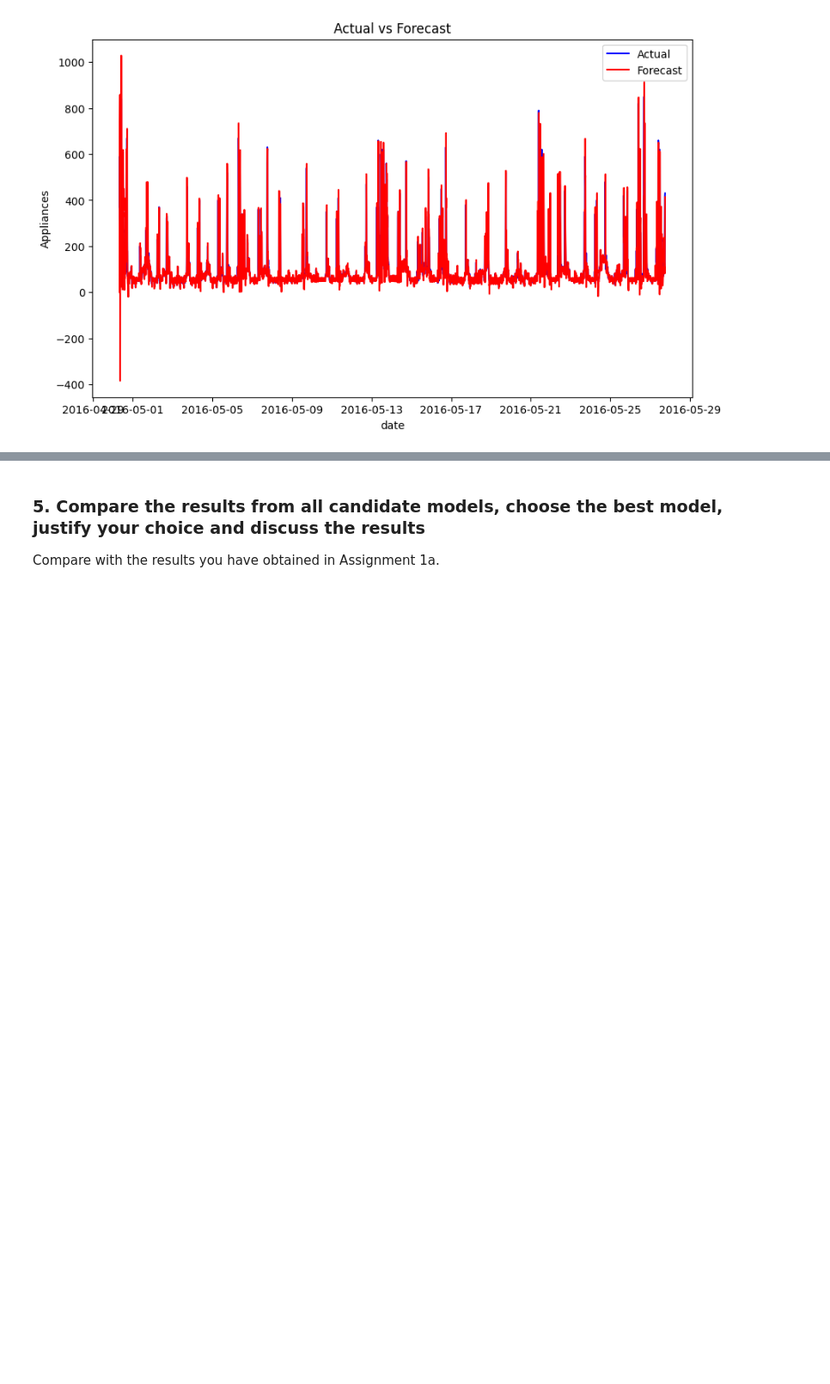
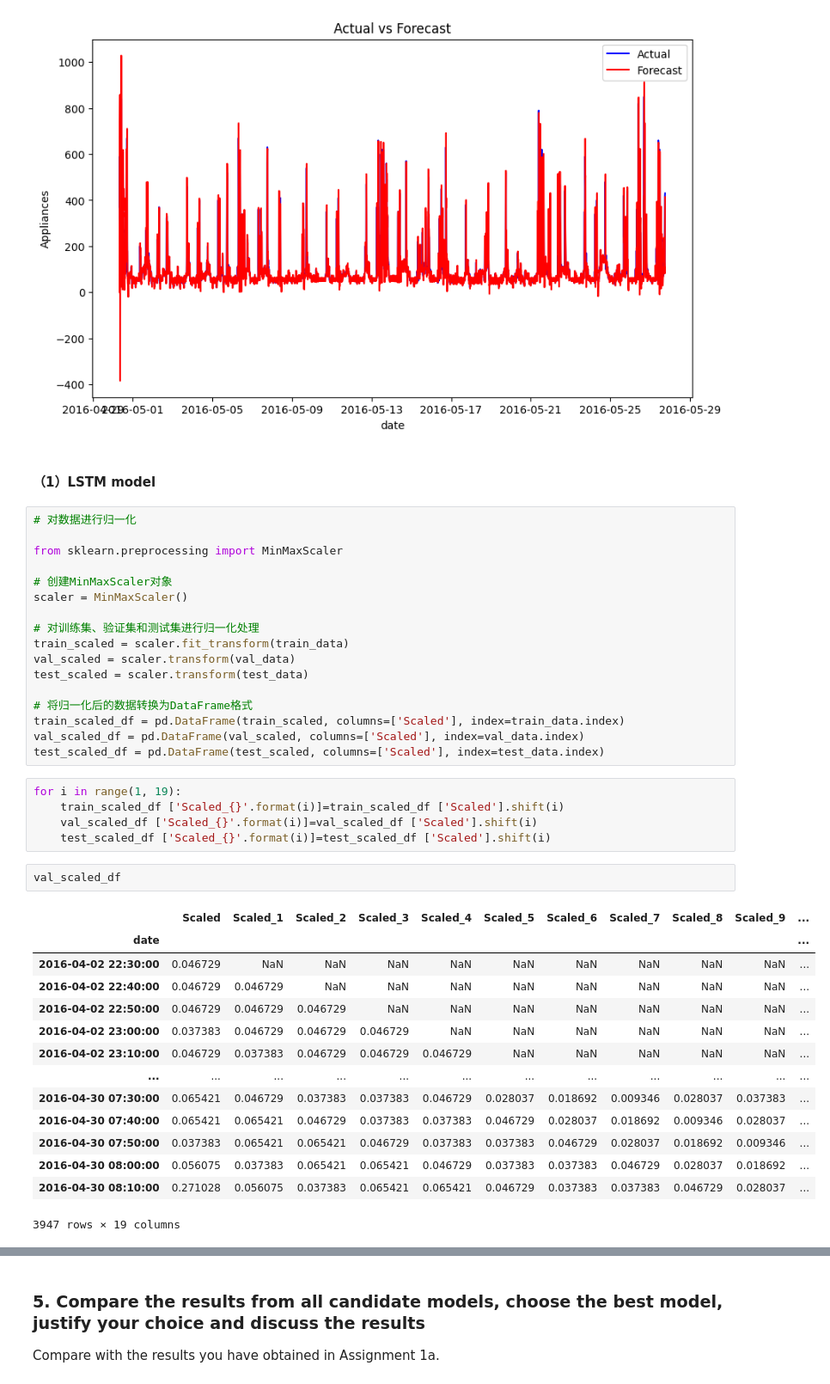
Before and after one commit to yuqingc31/MiningBigData, a Jupyter notebook: assignment2/a1841612_yuqingchen_assign1b.ipynb, the cells around one changed output, grey strips where cells are left out. Shown at 86% size. Cells and saved outputs as stored; diff of their text form; blank space fills up the shorter version.

```diff
--- a/assignment2/a1841612_yuqingchen_assign1b.ipynb
+++ b/assignment2/a1841612_yuqingchen_assign1b.ipynb
@@ -258,3 +260,44 @@ plt.legend()
 plt.show()
 # %% [output]
 [figure]
+# %% [markdown]
+#### （1）LSTM model
+# %%
+# 对数据进行归一化
+
+from sklearn.preprocessing import MinMaxScaler
+
+# 创建MinMaxScaler对象
+scaler = MinMaxScaler()
+
+# 对训练集、验证集和测试集进行归一化处理
+train_scaled = scaler.fit_transform(train_data)
+val_scaled = scaler.transform(val_data)
+test_scaled = scaler.transform(test_data)
+
+# 将归一化后的数据转换为DataFrame格式
+train_scaled_df = pd.DataFrame(train_scaled, columns=['Scaled'], index=train_data.index)
+val_scaled_df = pd.DataFrame(val_scaled, columns=['Scaled'], index=val_data.index)
+test_scaled_df = pd.DataFrame(test_scaled, columns=['Scaled'], index=test_data.index)
+# %%
+for i in range(1, 19):
+    train_scaled_df ['Scaled_{}'.format(i)]=train_scaled_df ['Scaled'].shift(i)
+    val_scaled_df ['Scaled_{}'.format(i)]=val_scaled_df ['Scaled'].shift(i)
+    test_scaled_df ['Scaled_{}'.format(i)]=test_scaled_df ['Scaled'].shift(i)
+# %%
+val_scaled_df
+# %% [output]
+|  | Scaled | Scaled_1 | Scaled_2 | Scaled_3 | Scaled_4 | Scaled_5 | Scaled_6 | Scaled_7 | Scaled_8 | Scaled_9 | ... |
+| date |  |  |  |  |  |  |  |  |  |  | ... |
+| 2016-04-02 22:30:00 | 0.046729 | NaN | NaN | NaN | NaN | NaN | NaN | NaN | NaN | NaN | ... |
+| 2016-04-02 22:40:00 | 0.046729 | 0.046729 | NaN | NaN | NaN | NaN | NaN | NaN | NaN | NaN | ... |
+| 2016-04-02 22:50:00 | 0.046729 | 0.046729 | 0.046729 | NaN | NaN | NaN | NaN | NaN | NaN | NaN | ... |
+| 2016-04-02 23:00:00 | 0.037383 | 0.046729 | 0.046729 | 0.046729 | NaN | NaN | NaN | NaN | NaN | NaN | ... |
+| 2016-04-02 23:10:00 | 0.046729 | 0.037383 | 0.046729 | 0.046729 | 0.046729 | NaN | NaN | NaN | NaN | NaN | ... |
+| ... | ... | ... | ... | ... | ... | ... | ... | ... | ... | ... | ... |
+| 2016-04-30 07:30:00 | 0.065421 | 0.046729 | 0.037383 | 0.037383 | 0.046729 | 0.028037 | 0.018692 | 0.009346 | 0.028037 | 0.037383 | ... |
+| 2016-04-30 07:40:00 | 0.065421 | 0.065421 | 0.046729 | 0.037383 | 0.037383 | 0.046729 | 0.028037 | 0.018692 | 0.009346 | 0.028037 | ... |
+| 2016-04-30 07:50:00 | 0.037383 | 0.065421 | 0.065421 | 0.046729 | 0.037383 | 0.037383 | 0.046729 | 0.028037 | 0.018692 | 0.009346 | ... |
+| 2016-04-30 08:00:00 | 0.056075 | 0.037383 | 0.065421 | 0.065421 | 0.046729 | 0.037383 | 0.037383 | 0.046729 | 0.028037 | 0.018692 | ... |
+| 2016-04-30 08:10:00 | 0.271028 | 0.056075 | 0.037383 | 0.065421 | 0.065421 | 0.046729 | 0.037383 | 0.037383 | 0.046729 | 0.028037 | ... |
+3947 rows × 19 columns
```
Also changed, not shown: parts of 11 cells of this notebook.
